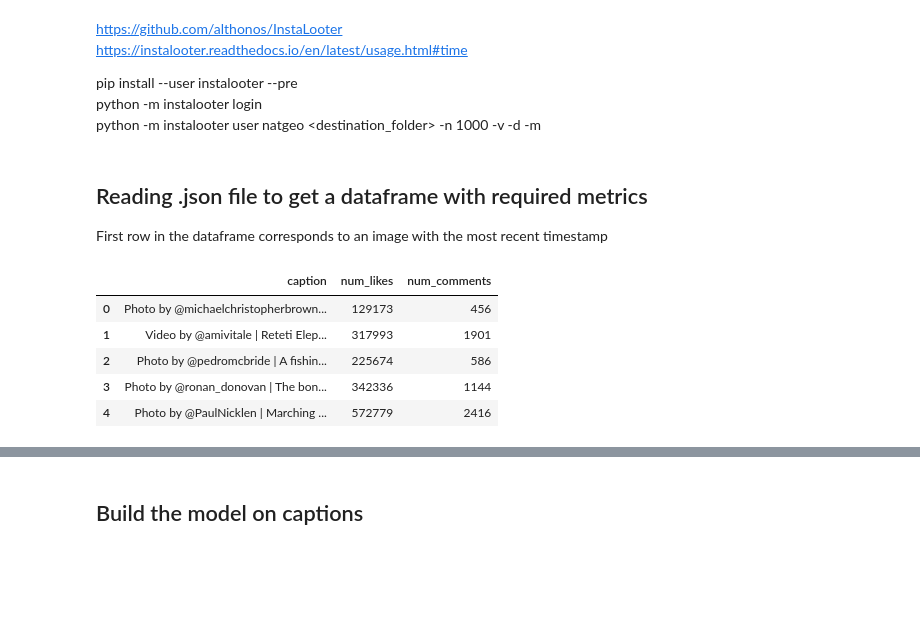
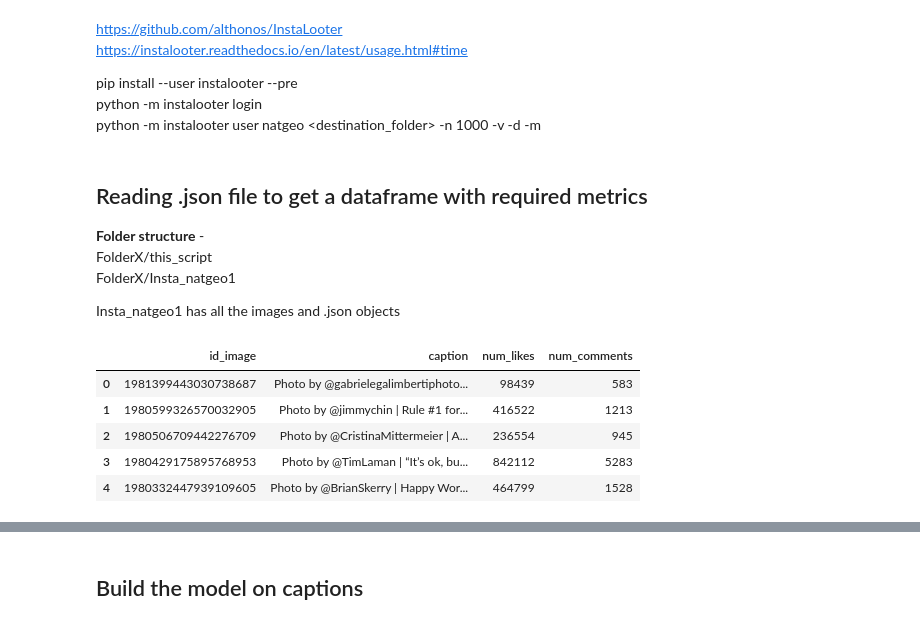
Before and after one commit to abhinaya08/social_media_analytics, a Jupyter notebook: Assignment 2/Insta_scraper.ipynb, the cells around one changed output, grey strips where cells are left out. Drawn from its saved outputs; the diff is of its cells as text; code cells hidden in the pictures; blank space fills up the shorter version.

```diff
--- a/Assignment 2/Insta_scraper.ipynb
+++ b/Assignment 2/Insta_scraper.ipynb
@@ -9,38 +9,45 @@ python -m instalooter login <br/>
 python -m instalooter user natgeo <destination_folder> -n 1000 -v -d -m
 # %% [markdown]
 ## Reading .json file to get a dataframe with required metrics
-First row in the dataframe corresponds to an image with the most recent timestamp
+
+**Folder structure** - <br/>
+FolderX/this_script <br/>
+FolderX/Insta_natgeo1 <br/>
+
+Insta_natgeo1 has all the images and .json objects
 # %%
 import json
 from pprint import pprint
 import pandas as pd
 from os import listdir
 from os.path import isfile, join
 import string
 
+
 mypath = "Insta_natgeo1" #path of the folder with images and .json files
 
 onlyfiles = [f for f in listdir(mypath) if ((isfile(join(mypath, f))) & (f[-4:]=='json'))]
-onlyfiles.reverse()  #list of all the .json files in required order
-meta_data = pd.DataFrame(columns = ['caption','num_likes','num_comments']) #Create a blank folder to store the information
+onlyfiles.reverse()  #list of all the .json files
+meta_data = pd.DataFrame(columns = ['id_image','caption','num_likes','num_comments']) #Create a blank folder to store the information
 
 #Reading the parts of .json file to populate the dataframe
 for fl in onlyfiles:
-    with open(('Insta_natgeo1/'+str(fl)), encoding="utf8") as f:
+    with open((mypath+'/'+str(fl)), encoding="utf8") as f:
         data = json.load(f)
 
+    id_image = data['id']
     caption = data['edge_media_to_caption']['edges'][0]['node']['text']
     num_likes = data['edge_media_preview_like']['count']
     num_comments = data['edge_media_to_comment']['count']
 
-    meta_data = meta_data.append({'caption': caption, 'num_likes':num_likes, 'num_comments':num_comments},ignore_index=True)
+    meta_data = meta_data.append({'id_image':id_image,'caption': caption, 'num_likes':num_likes, 'num_comments':num_comments},ignore_index=True)
 
 meta_data.head()
 # %% [output]
-|  | caption | num_likes | num_comments |
-| 0 | Photo by @michaelchristopherbrown... | 129173 | 456 |
-| 1 | Video by @amivitale | Reteti Elep... | 317993 | 1901 |
-| 2 | Photo by @pedromcbride | A fishin... | 225674 | 586 |
-| 3 | Photo by @ronan_donovan | The bon... | 342336 | 1144 |
-| 4 | Photo by @PaulNicklen | Marching ... | 572779 | 2416 |
+|  | id_image | caption | num_likes | num_comments |
+| 0 | 1981399443030738687 | Photo by @gabrielegalimbertiphoto... | 98439 | 583 |
+| 1 | 1980599326570032905 | Photo by @jimmychin | Rule #1 for... | 416522 | 1213 |
+| 2 | 1980506709442276709 | Photo by @CristinaMittermeier | A... | 236554 | 945 |
+| 3 | 1980429175895768953 | Photo by @TimLaman | “It’s ok, bu... | 842112 | 5283 |
+| 4 | 1980332447939109605 | Photo by @BrianSkerry | Happy Wor... | 464799 | 1528 |
 # %%
```
Also changed, not shown: parts of 7 cells of this notebook.
